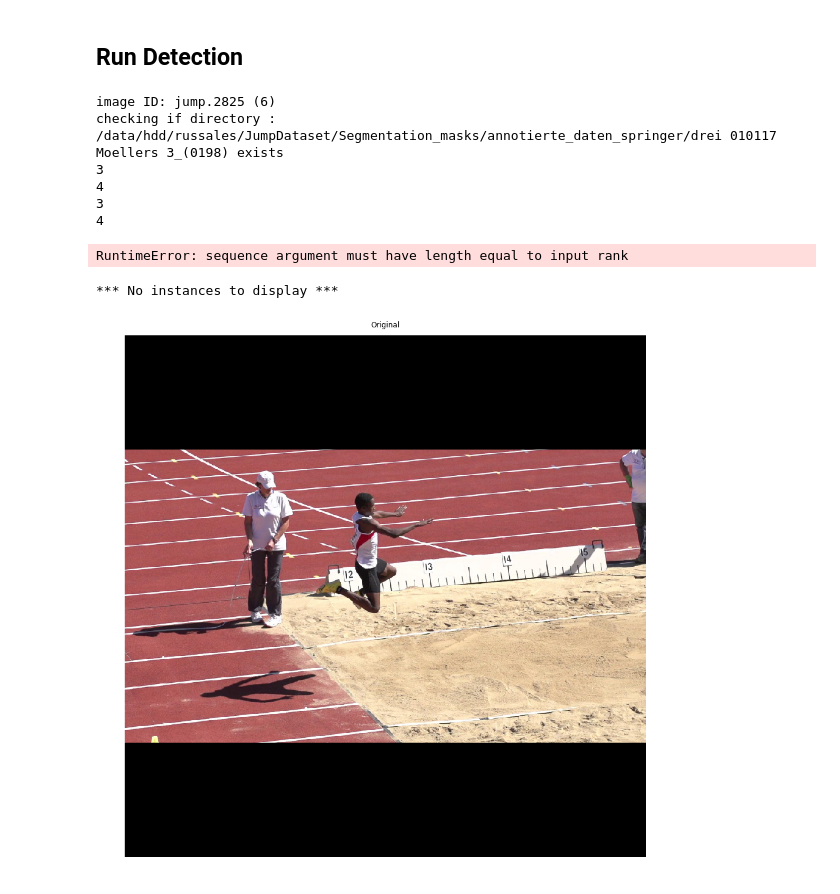
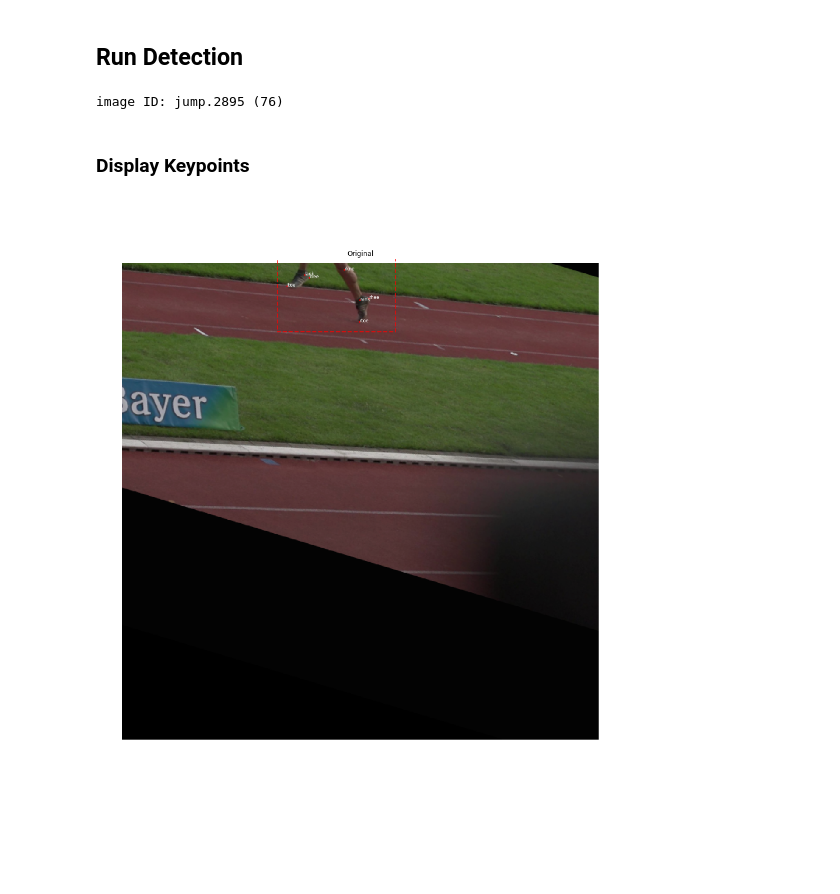
Before and after one commit to russoale/MaskRCNN, a Jupyter notebook: samples/jump/inspect_model.ipynb, the cells around one changed output. Cells and saved outputs as stored; diff of their text form; code cells hidden in the pictures; blank space fills up the shorter version.

Commit message:
add augmentation to jump; improve mask loss

```diff
--- a/samples/jump/inspect_model.ipynb
+++ b/samples/jump/inspect_model.ipynb
@@ -135,35 +135,39 @@ Re-starting from epoch 3
 # load image and ground truth data
 dg = data_generator.DataGenerator(dataset, config, shuffle=True, batch_size=config.BATCH_SIZE)
 
-#image_id = random.choice(dataset.image_ids)
-image_id = 6
+image_id = random.choice(dataset.image_ids)
 
 info = dataset.image_info[image_id]
 print("image ID: {}.{} ({}) {}".format(info["source"], info["id"], image_id,
                                        dataset.image_reference(image_id)))
 
 from mrcnn import augmenter
-augmentation = augmenter.FliplrKeypoint(1, config=config, dataset=dataset)
+import imgaug as ia
+from imgaug import augmenters as iaa
+augmentation = iaa.Sequential([
+            augmenter.FliplrKeypoint(0.5, config=config, dataset=dataset),
+            iaa.Crop(percent=(0, 0.2)),
+            iaa.Sometimes(0.5, iaa.GaussianBlur(sigma=(0, 0.5))),
+            iaa.ContrastNormalization((0.75, 1.5)),
+            iaa.Multiply((0.8, 1.2), per_channel=0.2),
+            iaa.Affine(
+                scale={"x": (0.8, 1.2), "y": (0.8, 1.2)},
+                translate_percent={"x": (-0.2, 0.2), "y": (-0.2, 0.2)},
+                rotate=(-25, 25),
+                shear=(-8, 8)
+            ),
+            iaa.AssertShape((None, 1024, 1024, 3))
+        ], random_order=True)
 
-image, image_meta, gt_class_ids, gt_boxes, gt_masks, gt_keypoints = \
-    dg.load_image_gt(image_id, augmentation=None, use_mini_mask=False)
-
-print(gt_masks)
+image, image_meta, gt_class_ids, gt_boxes, gt_masks, gt_keypoints, gt_mask_train = \
+    dg.load_image_gt(image_id, augmentation=augmentation, use_mini_mask=False)
 # %% [output]
-image ID: jump.2825 (6)
-checking if directory : /data/hdd/russales/JumpDataset/Segmentation_masks/annotierte_daten_springer/drei 010117 Moellers 3_(0198) exists
-3
-4
-3
-4
+image ID: jump.2895 (76)
-RuntimeError: sequence argument must have length equal to input rank
+# %% [markdown]
+### Display Keypoints
 # %%
 ax = get_ax(1)
-#visualize.display_keypoints(image, gt_boxes, gt_keypoints, gt_class_ids, dataset.class_names,
-#                            ax=ax, title="Original", dataset=dataset)
-
-visualize.display_instances(image, gt_boxes, gt_masks, gt_class_ids,
-                            dataset.class_names, ax=ax, title="Original")
+visualize.display_keypoints(image, gt_boxes, gt_keypoints, gt_class_ids, dataset.class_names,
+                            ax=ax, title="Original", dataset=dataset)
 # %% [output]
-*** No instances to display ***
-[figure, old version]
+[figure, new version]
```
Also changed, not shown: parts of 7 cells of this notebook, 7 other files.
